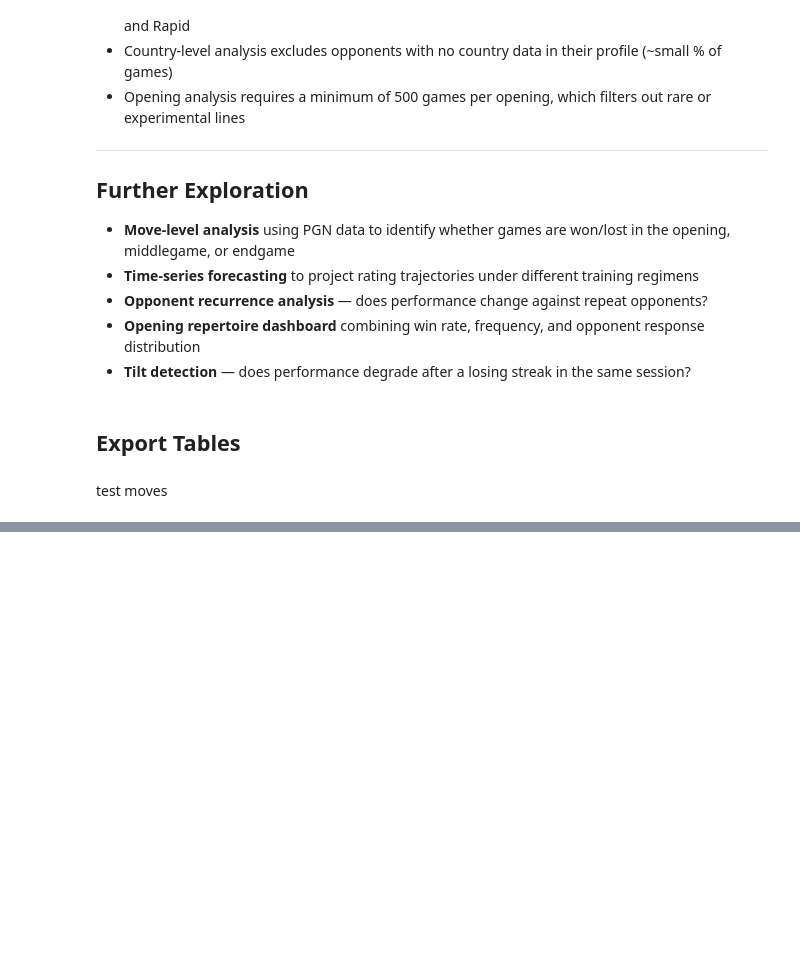
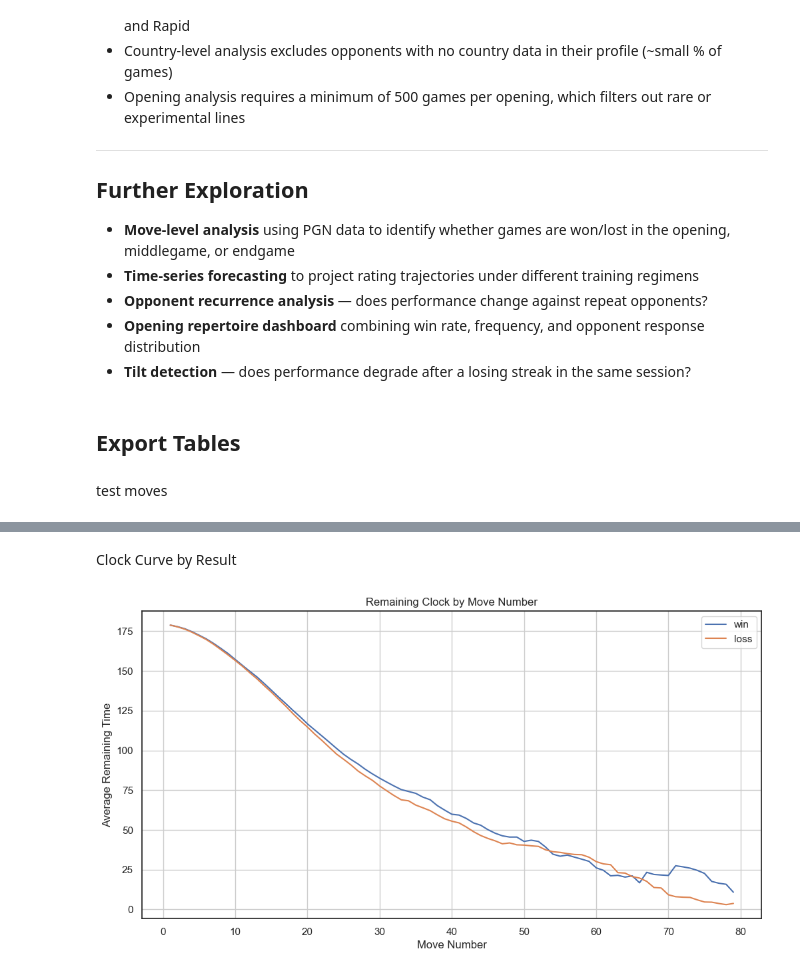
Before and after one commit to elmurie/chesscom-personal-analysis, a Jupyter notebook: notebooks/03_exploratory_analysis.ipynb, the cells around one changed output, grey strips where cells are left out. Cells and saved outputs as stored; diff of their text form; code cells hidden in the pictures; blank space fills up the shorter version.

```diff
--- a/notebooks/03_exploratory_analysis.ipynb
+++ b/notebooks/03_exploratory_analysis.ipynb
@@ -1075,0 +1281,41 @@ move_times_df
+# %% [markdown]
+Clock Curve by Result
+# %%
+clock_curve_result = (
+    moves_df
+    .groupby(
+        ["move_number", "player_result"]
+    )
+    ["remaining_time"]
+    .mean()
+    .reset_index()
+)
+
+plt.figure(figsize=(12,6))
+
+for result in ["win", "loss"]:
+
+    subset = clock_curve_result[
+        clock_curve_result["player_result"] == result
+    ]
+
+    plt.plot(
+        subset["move_number"],
+        subset["remaining_time"],
+        label=result
+    )
+
+plt.xlabel("Move Number")
+plt.ylabel("Average Remaining Time")
+
+plt.title(
+    "Remaining Clock by Move Number"
+)
+
+plt.legend()
+
+plt.grid(True)
+
+plt.show()
+# %% [output]
+[figure, added]
```
Also changed, not shown: parts of 32 cells of this notebook, 1 other file.
